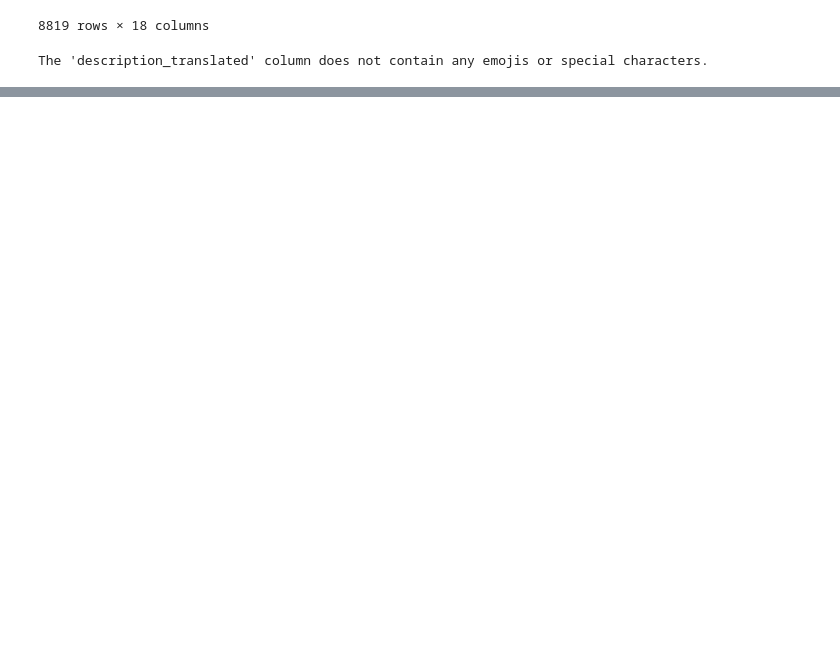
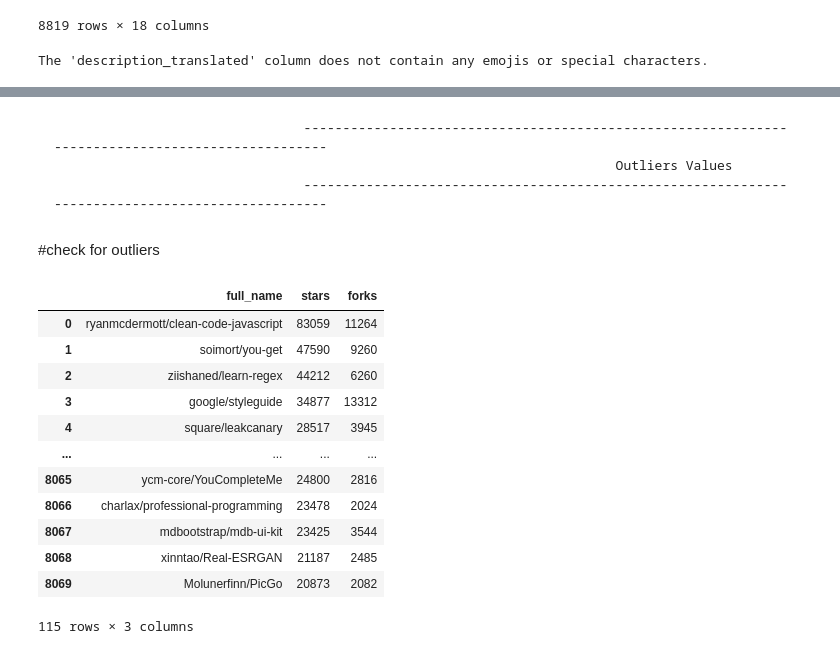
Before and after one commit to Tarifi-Hicham/github-scrap, a Jupyter notebook: get-repos-per-day/git-scrap-repos-day.ipynb, the cells around one changed output, grey strips where cells are left out. Cells and saved outputs as stored; diff of their text form; code cells hidden in the pictures; blank space fills up the shorter version.

```diff
--- a/get-repos-per-day/git-scrap-repos-day.ipynb
+++ b/get-repos-per-day/git-scrap-repos-day.ipynb
@@ -390,0 +403,34 @@ df06.boxplot()
+# %% [markdown]
+                                    -------------------------------------------------------------------------------------------------
+                                                                            Outliers Values
+                                    -------------------------------------------------------------------------------------------------
+# %% [markdown]
+#check for outliers
+# %%
+import numpy as np
+
+# Calculate the z-score for each value in the 'col' column
+z_scores = np.abs((df06['stars'] - df06['stars'].mean()) / df06['stars'].std())
+
+# Set a threshold for the z-score
+z_threshold = 3
+
+# Identify the outliers by checking if the z-score is greater than the threshold
+outliers = df06[z_scores > z_threshold]
+
+# Print the outliers
+outliers[['full_name','stars','forks']]
+# %% [output]
+|  | full_name | stars | forks |
+| 0 | ryanmcdermott/clean-code-javascript | 83059 | 11264 |
+| 1 | soimort/you-get | 47590 | 9260 |
+| 2 | ziishaned/learn-regex | 44212 | 6260 |
+| 3 | google/styleguide | 34877 | 13312 |
+| 4 | square/leakcanary | 28517 | 3945 |
+| ... | ... | ... | ... |
+| 8065 | ycm-core/YouCompleteMe | 24800 | 2816 |
+| 8066 | charlax/professional-programming | 23478 | 2024 |
+| 8067 | mdbootstrap/mdb-ui-kit | 23425 | 3544 |
+| 8068 | xinntao/Real-ESRGAN | 21187 | 2485 |
+| 8069 | Molunerfinn/PicGo | 20873 | 2082 |
+115 rows × 3 columns
```
Also changed, not shown: parts of 33 cells of this notebook.
